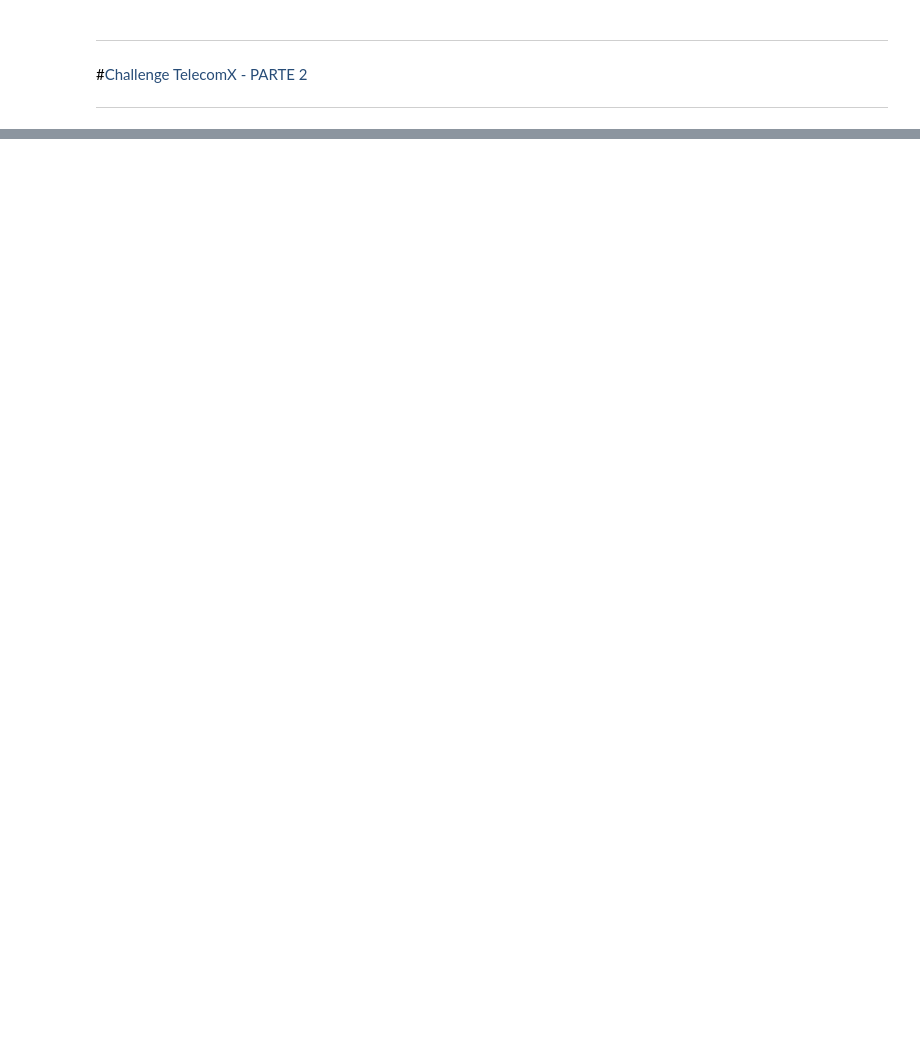
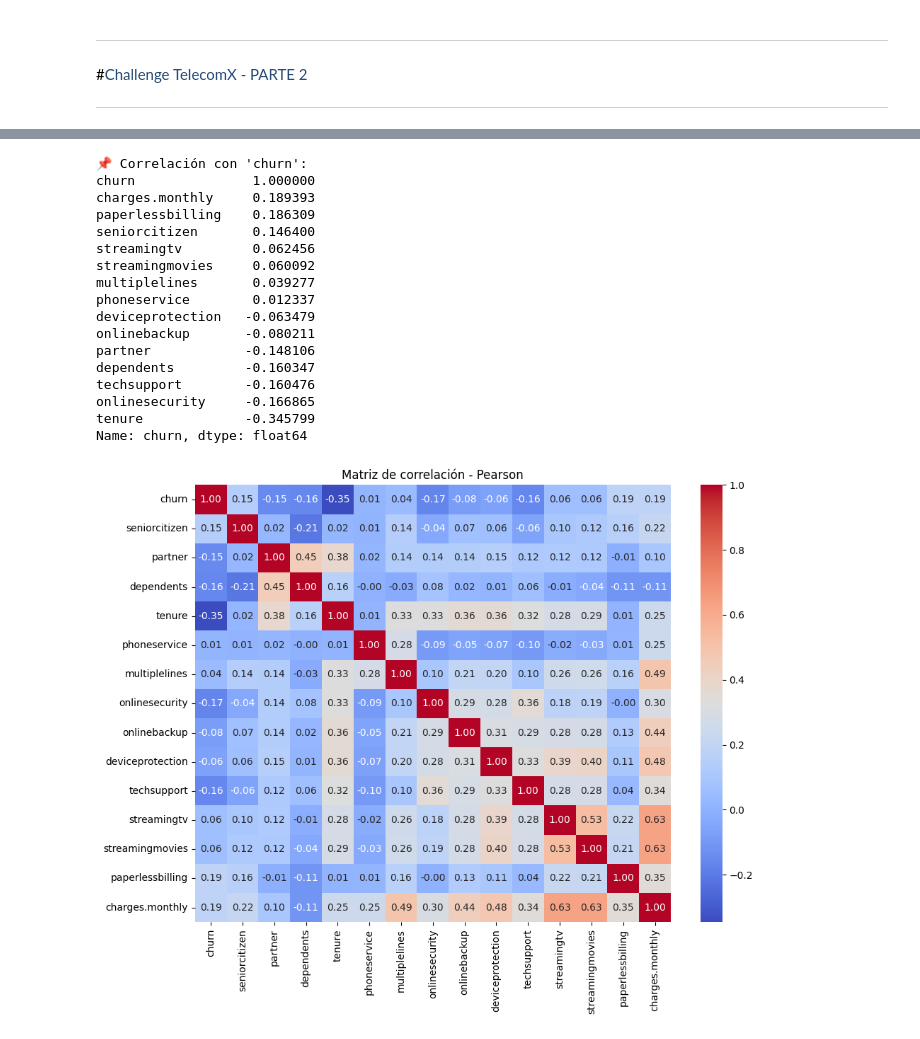
Before and after one commit to PamelaOrmeno/TelecomX_parte2_Latam, a Jupyter notebook: TelecomX_parte2_Latam.ipynb, the cells around one changed output, grey strips where cells are left out. Cells and saved outputs as stored; diff of their text form; code cells hidden in the pictures; blank space fills up the shorter version.

```diff
--- a/TelecomX_parte2_Latam.ipynb
+++ b/TelecomX_parte2_Latam.ipynb
@@ -335,0 +374,44 @@ except Exception as e:
+# %%
+try:
+    # Seleccionar solo columnas numéricas (excluyendo la variable objetivo si se desea)
+    columnas_numericas = df.select_dtypes(include=['int64', 'float64']).columns.tolist()
+
+    if not columnas_numericas:
+        print("⚠️ No hay columnas numéricas para calcular correlación.")
+    else:
+        # Calcular la matriz de correlación
+        corr_matrix = df[columnas_numericas].corr(method='pearson')
+
+        # Mostrar correlaciones con churn
+        if 'churn' in columnas_numericas:
+            print("📌 Correlación con 'churn':")
+            print(corr_matrix['churn'].sort_values(ascending=False))
+
+        # Visualización con mapa de calor
+        plt.figure(figsize=(10, 8))
+        sns.heatmap(corr_matrix, annot=True, fmt=".2f", cmap='coolwarm', cbar=True)
+        plt.title("Matriz de correlación - Pearson")
+        plt.tight_layout()
+        plt.show()
+
+except Exception as e:
+    print(f"❌ Error al calcular o visualizar la correlación: {e}")
+# %% [output]
+📌 Correlación con 'churn':
+churn               1.000000
+charges.monthly     0.189393
+paperlessbilling    0.186309
+seniorcitizen       0.146400
+streamingtv         0.062456
+streamingmovies     0.060092
+multiplelines       0.039277
+phoneservice        0.012337
+deviceprotection   -0.063479
+onlinebackup       -0.080211
+partner            -0.148106
+dependents         -0.160347
+techsupport        -0.160476
+onlinesecurity     -0.166865
+tenure             -0.345799
+Name: churn, dtype: float64
+[figure, added]
```
Also changed, not shown: parts of 53 cells of this notebook, 1 other file.
